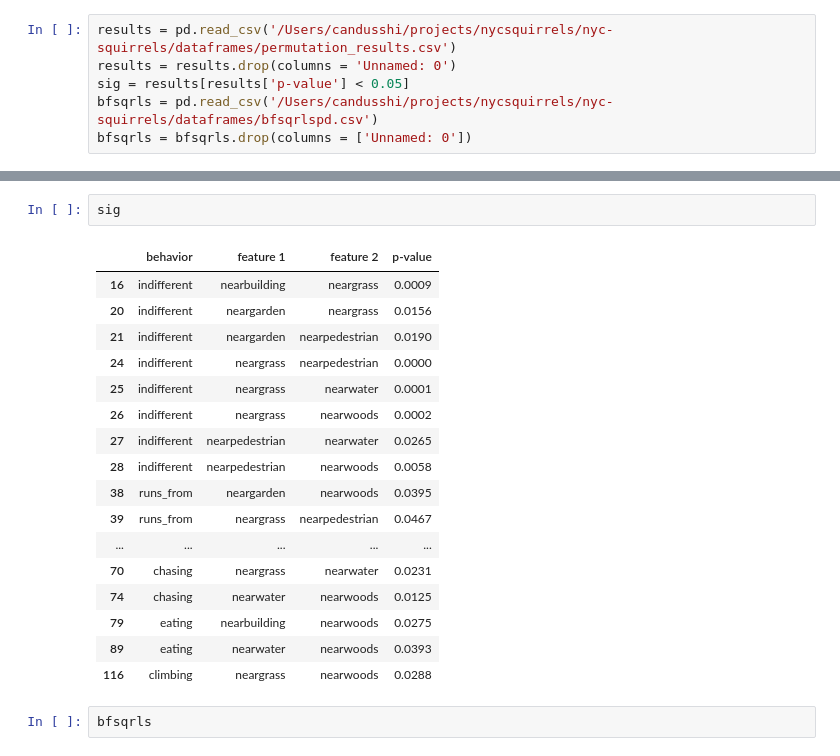
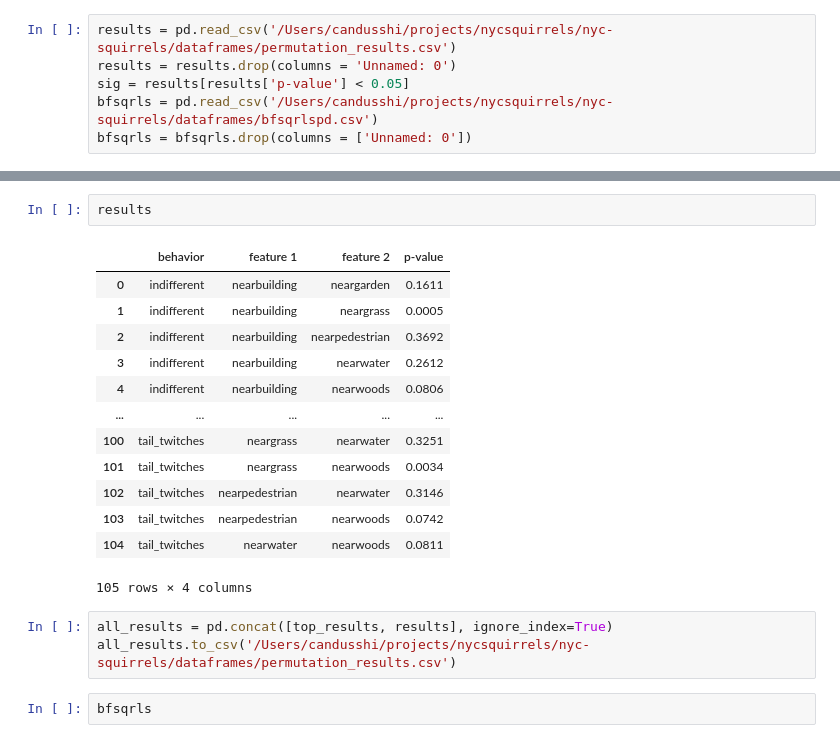
Before and after one commit to c6shi/nyc-squirrels, a Jupyter notebook: scratch/exploring results.ipynb, the cells around one changed output, grey strips where cells are left out. Saved outputs shown, nothing was run; the diff lists cells and outputs as text.

Commit message:
combined results

```diff
--- a/scratch/exploring results.ipynb
+++ b/scratch/exploring results.ipynb
@@ -31,23 +14,22 @@ results
 # %%
-sig
+results
 # %% [output]
 |  | behavior | feature 1 | feature 2 | p-value |
-| 16 | indifferent | nearbuilding | neargrass | 0.0009 |
-| 20 | indifferent | neargarden | neargrass | 0.0156 |
-| 21 | indifferent | neargarden | nearpedestrian | 0.0190 |
-| 24 | indifferent | neargrass | nearpedestrian | 0.0000 |
-| 25 | indifferent | neargrass | nearwater | 0.0001 |
-| 26 | indifferent | neargrass | nearwoods | 0.0002 |
-| 27 | indifferent | nearpedestrian | nearwater | 0.0265 |
-| 28 | indifferent | nearpedestrian | nearwoods | 0.0058 |
-| 38 | runs_from | neargarden | nearwoods | 0.0395 |
-| 39 | runs_from | neargrass | nearpedestrian | 0.0467 |
+| 0 | indifferent | nearbuilding | neargarden | 0.1611 |
+| 1 | indifferent | nearbuilding | neargrass | 0.0005 |
+| 2 | indifferent | nearbuilding | nearpedestrian | 0.3692 |
+| 3 | indifferent | nearbuilding | nearwater | 0.2612 |
+| 4 | indifferent | nearbuilding | nearwoods | 0.0806 |
 | ... | ... | ... | ... | ... |
-| 70 | chasing | neargrass | nearwater | 0.0231 |
-| 74 | chasing | nearwater | nearwoods | 0.0125 |
-| 79 | eating | nearbuilding | nearwoods | 0.0275 |
-| 89 | eating | nearwater | nearwoods | 0.0393 |
-| 116 | climbing | neargrass | nearwoods | 0.0288 |
+| 100 | tail_twitches | neargrass | nearwater | 0.3251 |
+| 101 | tail_twitches | neargrass | nearwoods | 0.0034 |
+| 102 | tail_twitches | nearpedestrian | nearwater | 0.3146 |
+| 103 | tail_twitches | nearpedestrian | nearwoods | 0.0742 |
+| 104 | tail_twitches | nearwater | nearwoods | 0.0811 |
+105 rows × 4 columns
+# %%
+all_results = pd.concat([top_results, results], ignore_index=True)
+all_results.to_csv('/Users/candusshi/projects/nycsquirrels/nyc-squirrels/dataframes/permutation_results.csv')
 # %%
 bfsqrls
 # %% [output]
```
Also changed, not shown: parts of 1 cell of this notebook, 3 other files.
